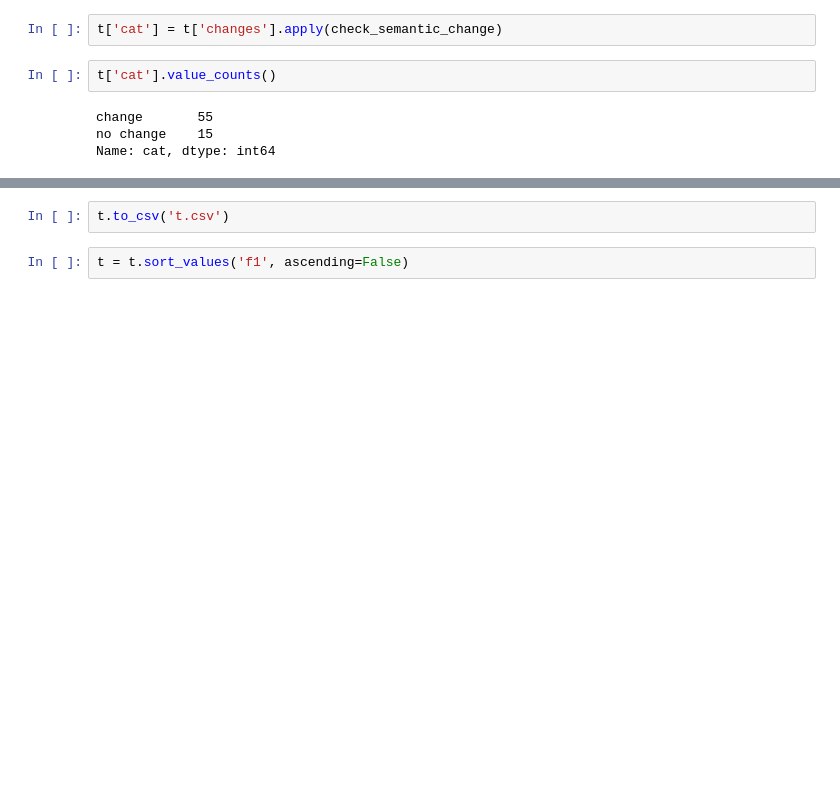
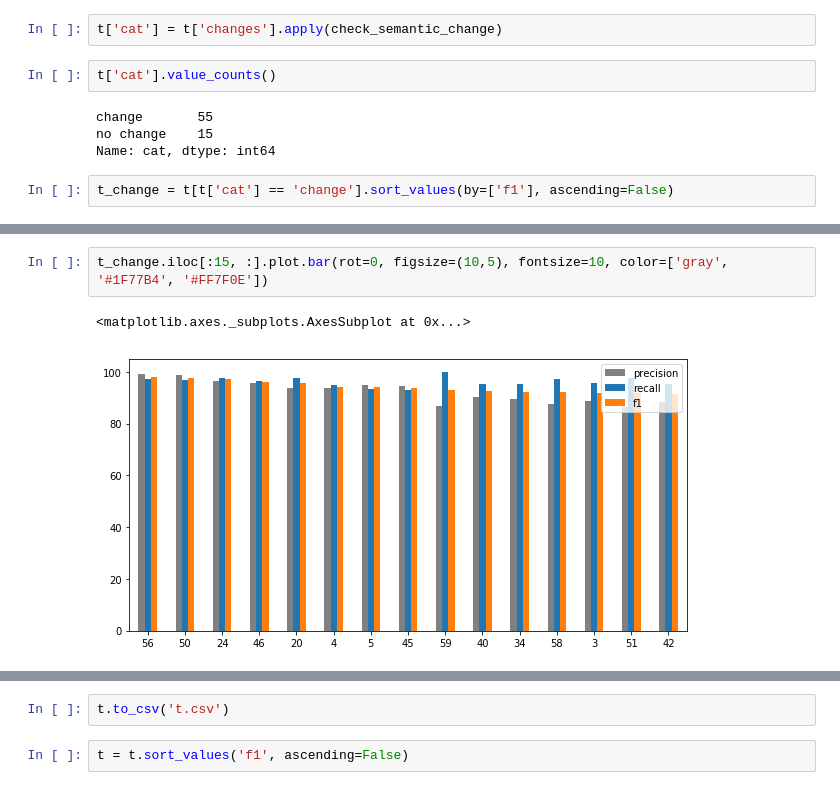
Before and after one commit to Arioluwa/DeepChange, a Jupyter notebook: change_detection/dev.ipynb, the cells around one changed output, grey strips where cells are left out. Saved outputs shown, nothing was run; the diff lists cells and outputs as text; blank space fills up the shorter version.

```diff
--- a/change_detection/dev.ipynb
+++ b/change_detection/dev.ipynb
@@ -212,3 +203,5 @@ t['cat'].value_counts()
 change       55
 no change    15
 Name: cat, dtype: int64
+# %%
+t_change = t[t['cat'] == 'change'].sort_values(by=['f1'], ascending=False)
@@ -214,0 +256,5 @@ Name: cat, dtype: int64
+# %%
+t_change.iloc[:15, :].plot.bar(rot=0, figsize=(10,5), fontsize=10, color=['gray', '#1F77B4', '#FF7F0E'])
+# %% [output]
+<matplotlib.axes._subplots.AxesSubplot at 0x...>
+[figure, added]
```
Also changed, not shown: parts of 9 cells of this notebook, 2 other files.
